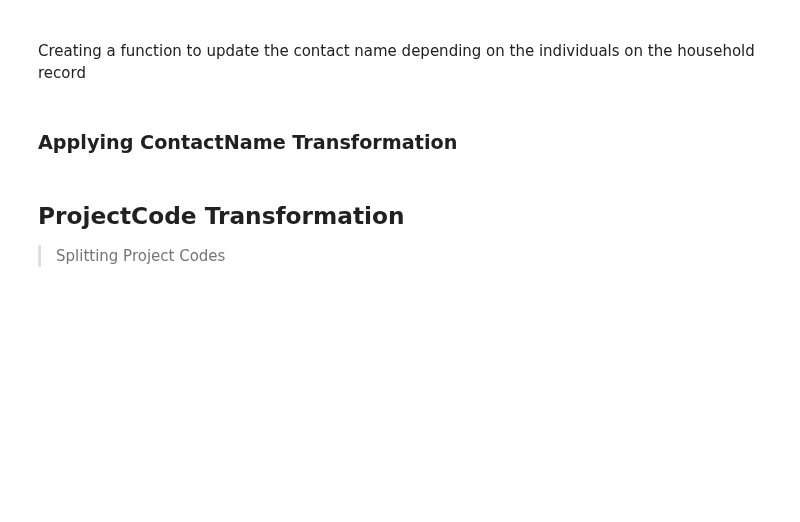
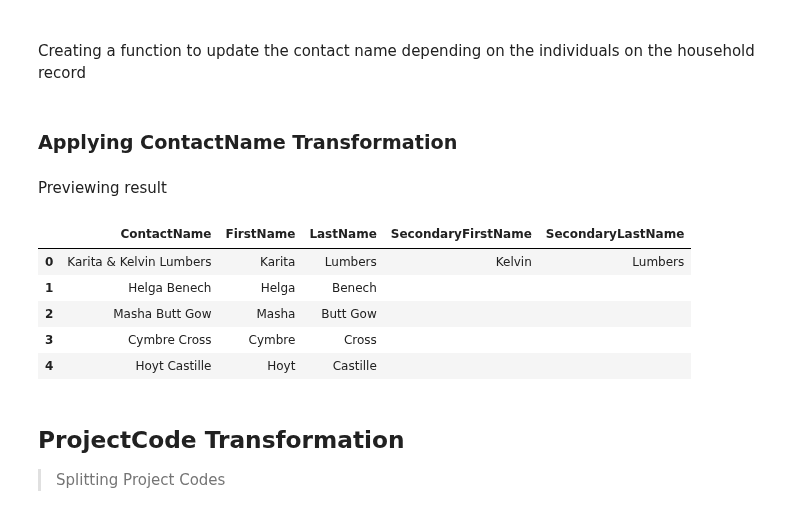
Before and after one commit to LearnThinkCreate/virtuous_interview, a Jupyter notebook: 00_Setup.ipynb, the cells around one changed output. Cells and saved outputs as stored; diff of their text form; code cells hidden in the pictures; blank space fills up the shorter version.

```diff
--- a/00_Setup.ipynb
+++ b/00_Setup.ipynb
@@ -359,6 +422,17 @@ def set_contact_name(row):
 # %%
 #| exports
 contacts['ContactName'] = contacts.apply(set_contact_name, axis=1)
+# %% [markdown]
+Previewing result
+# %%
+contacts[['ContactName', 'FirstName', 'LastName', 'SecondaryFirstName', 'SecondaryLastName']].head(5)
+# %% [output]
+|  | ContactName | FirstName | LastName | SecondaryFirstName | SecondaryLastName |
+| 0 | Karita & Kelvin Lumbers | Karita | Lumbers | Kelvin | Lumbers |
+| 1 | Helga Benech | Helga | Benech |  |  |
+| 2 | Masha Butt Gow | Masha | Butt Gow |  |  |
+| 3 | Cymbre Cross | Cymbre | Cross |  |  |
+| 4 | Hoyt Castille | Hoyt | Castille |  |  |
 # %% [markdown]
 ## ProjectCode Transformation
 >Splitting Project Codes
```
Also changed, not shown: parts of 59 cells of this notebook, 4 other files.
